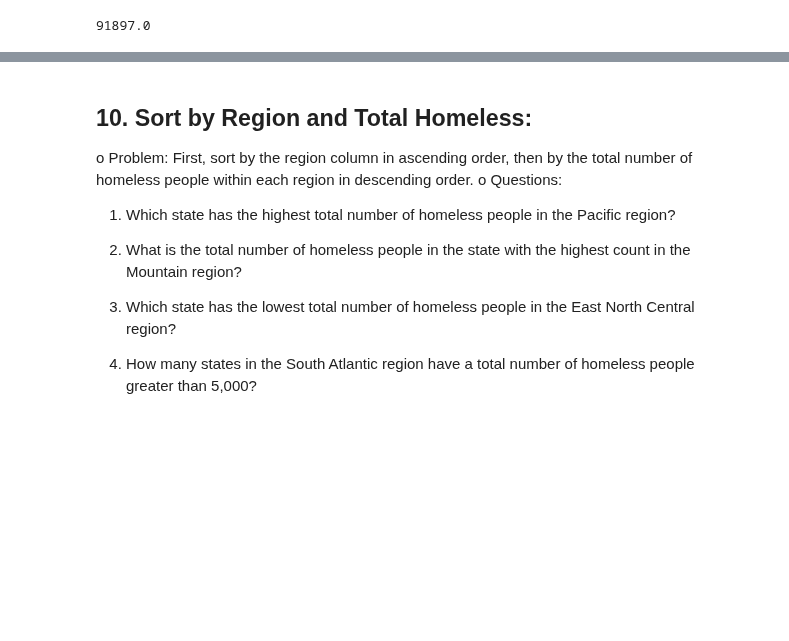
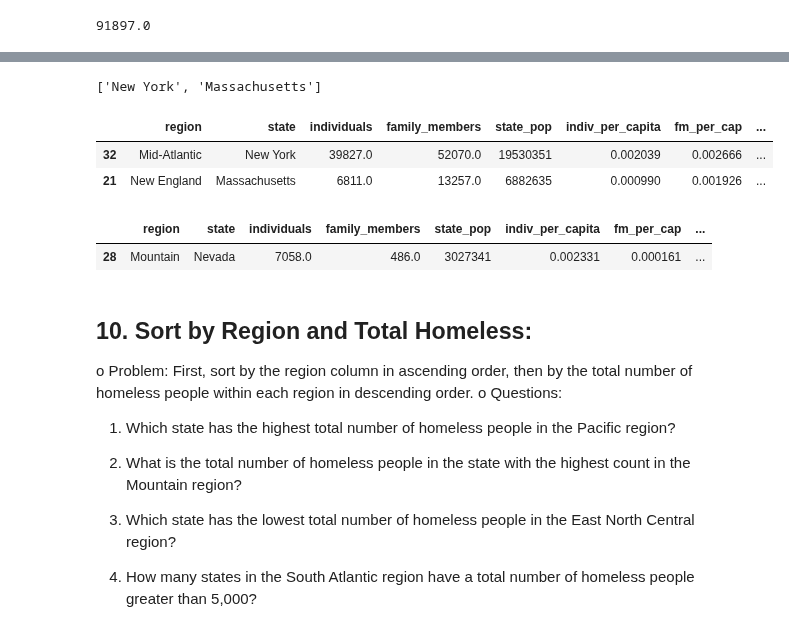
Before and after one commit to S827/python-programs, a Jupyter notebook: EDAPractice/DMWithPandas/CH1_TransformingDataframes/Homelessness_Exercise.ipynb, the cells around one changed output, grey strips where cells are left out. Cells and saved outputs as stored; diff of their text form; code cells hidden in the pictures; blank space fills up the shorter version.

```diff
--- a/EDAPractice/DMWithPandas/CH1_TransformingDataframes/Homelessness_Exercise.ipynb
+++ b/EDAPractice/DMWithPandas/CH1_TransformingDataframes/Homelessness_Exercise.ipynb
@@ -599,3 +628,23 @@ o	Questions:
+# %%
+# 3.	Which states have a percentage higher than 50%?
+states_hi_50 = []
+for lab, row in hl_percent_fam[hl_percent_fam['hl_percent_fam'] > 50].iterrows():
+    states_hi_50.append(row['state'])
+print(states_hi_50)
+hl_percent_fam[hl_percent_fam['hl_percent_fam'] > 50]
+# %% [output]
+['New York', 'Massachusetts']
+|  | region | state | individuals | family_members | state_pop | indiv_per_capita | fm_per_cap | ... |
+| 32 | Mid-Atlantic | New York | 39827.0 | 52070.0 | 19530351 | 0.002039 | 0.002666 | ... |
+| 21 | New England | Massachusetts | 6811.0 | 13257.0 | 6882635 | 0.000990 | 0.001926 | ... |
+# %%
+# 4.	How many states have a percentage lower than 10%?
+count_per_low_10 = (hl_percent_fam['hl_percent_fam'] > 50).sum()
+print(count_per_low_10)
+hl_percent_fam[hl_percent_fam['hl_percent_fam'] < 10]
+# %% [output]
+|  | region | state | individuals | family_members | state_pop | indiv_per_capita | fm_per_cap | ... |
+| 28 | Mountain | Nevada | 7058.0 | 486.0 | 3027341 | 0.002331 | 0.000161 | ... |
 # %% [markdown]
 ## 10.	Sort by Region and Total Homeless:
 o	Problem: First, sort by the region column in ascending order, then by the total number of homeless people within each region in descending order.
```
Also changed, not shown: parts of 4 cells of this notebook.
